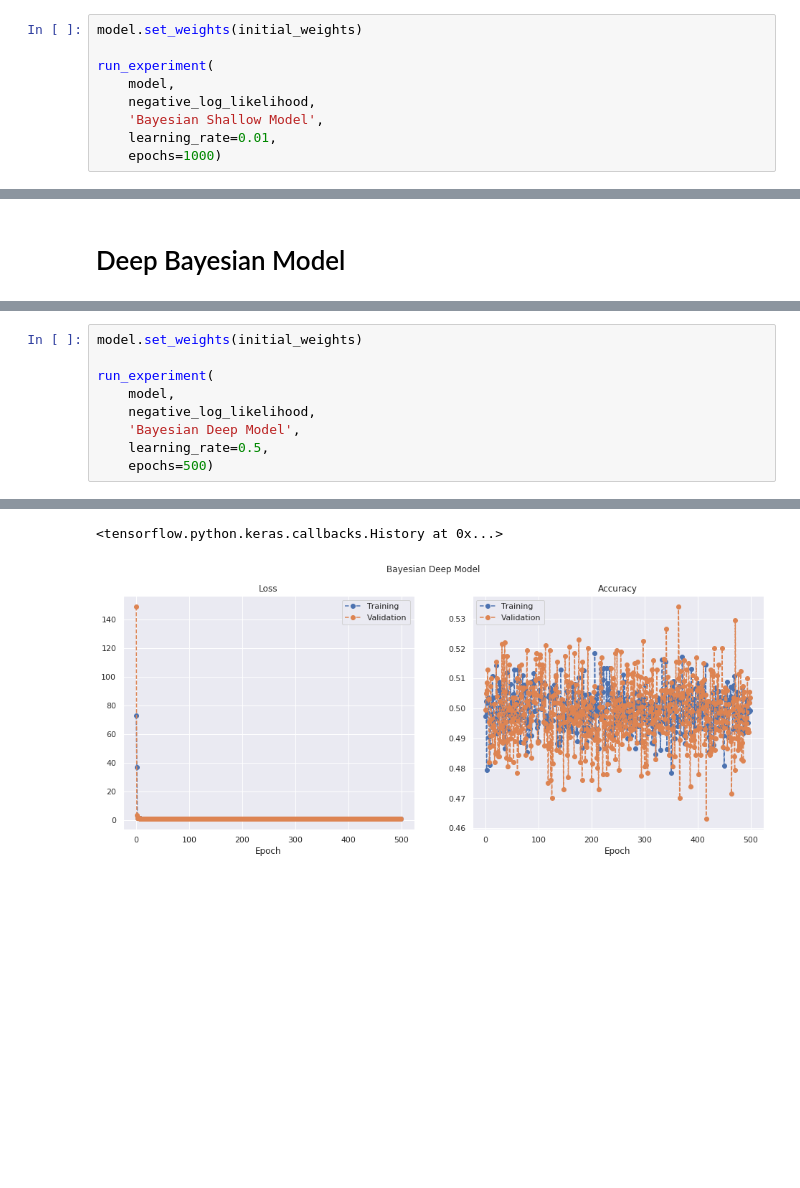
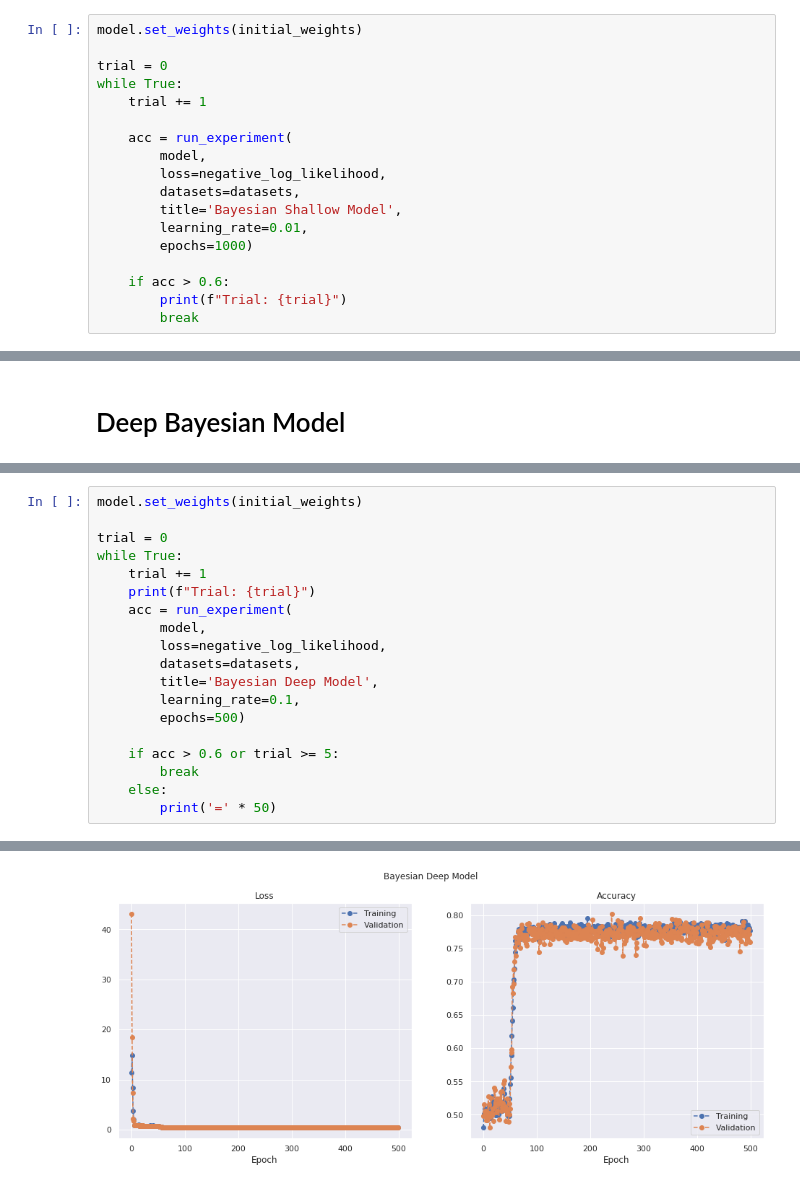
Before and after one commit to slowmoyang/BayesianDeepLearning, a Jupyter notebook: notebooks/toy-data.ipynb, the cells around one changed output, grey strips where cells are left out. Saved outputs shown, nothing was run; the diff lists cells and outputs as text; blank space fills up the shorter version.

Commit message:
Update toy data experiment and add Quark-Gluon Jet Discirmination

```diff
--- a/notebooks/toy-data.ipynb
+++ b/notebooks/toy-data.ipynb
@@ -370,10 +402,19 @@ Accuracy: 0.7685
 # %%
 model.set_weights(initial_weights)
 
-run_experiment(
-    model,
-    negative_log_likelihood,
-    'Bayesian Shallow Model',
-    learning_rate=0.01,
-    epochs=1000)
+trial = 0
+while True:
+    trial += 1
+
+    acc = run_experiment(
+        model,
+        loss=negative_log_likelihood,
+        datasets=datasets,
+        title='Bayesian Shallow Model',
+        learning_rate=0.01,
+        epochs=1000)
+
+    if acc > 0.6:
+        print(f"Trial: {trial}")
+        break
 # %% [output]
@@ -426,10 +467,20 @@ _________________________________________________________________
 # %%
 model.set_weights(initial_weights)
 
-run_experiment(
-    model,
-    negative_log_likelihood,
-    'Bayesian Deep Model',
-    learning_rate=0.5,
-    epochs=500)
+trial = 0
+while True:
+    trial += 1
+    print(f"Trial: {trial}")
+    acc = run_experiment(
+        model,
+        loss=negative_log_likelihood,
+        datasets=datasets,
+        title='Bayesian Deep Model',
+        learning_rate=0.1,
+        epochs=500)
+
+    if acc > 0.6 or trial >= 5:
+        break
+    else:
+        print('=' * 50)
 # %% [output]
@@ -438,5 +490,4 @@ Accuracy: 0.5200
-<tensorflow.python.keras.callbacks.History at 0x...>
-[figure, old version]
+[figure, new version]
 # %%
 model.set_weights(initial_weights)
 
```
Also changed, not shown: parts of 24 cells of this notebook, 3 other files.
